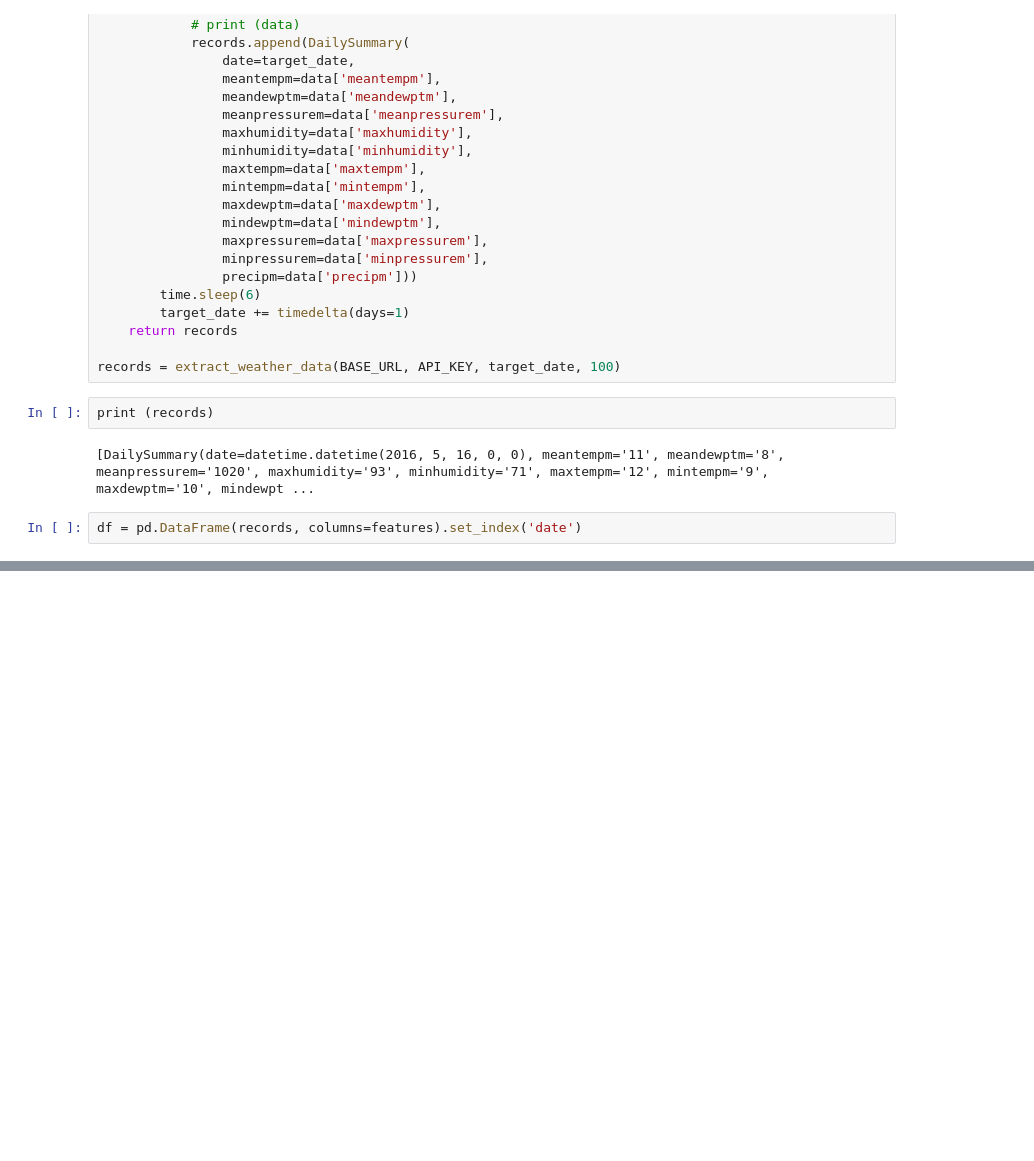
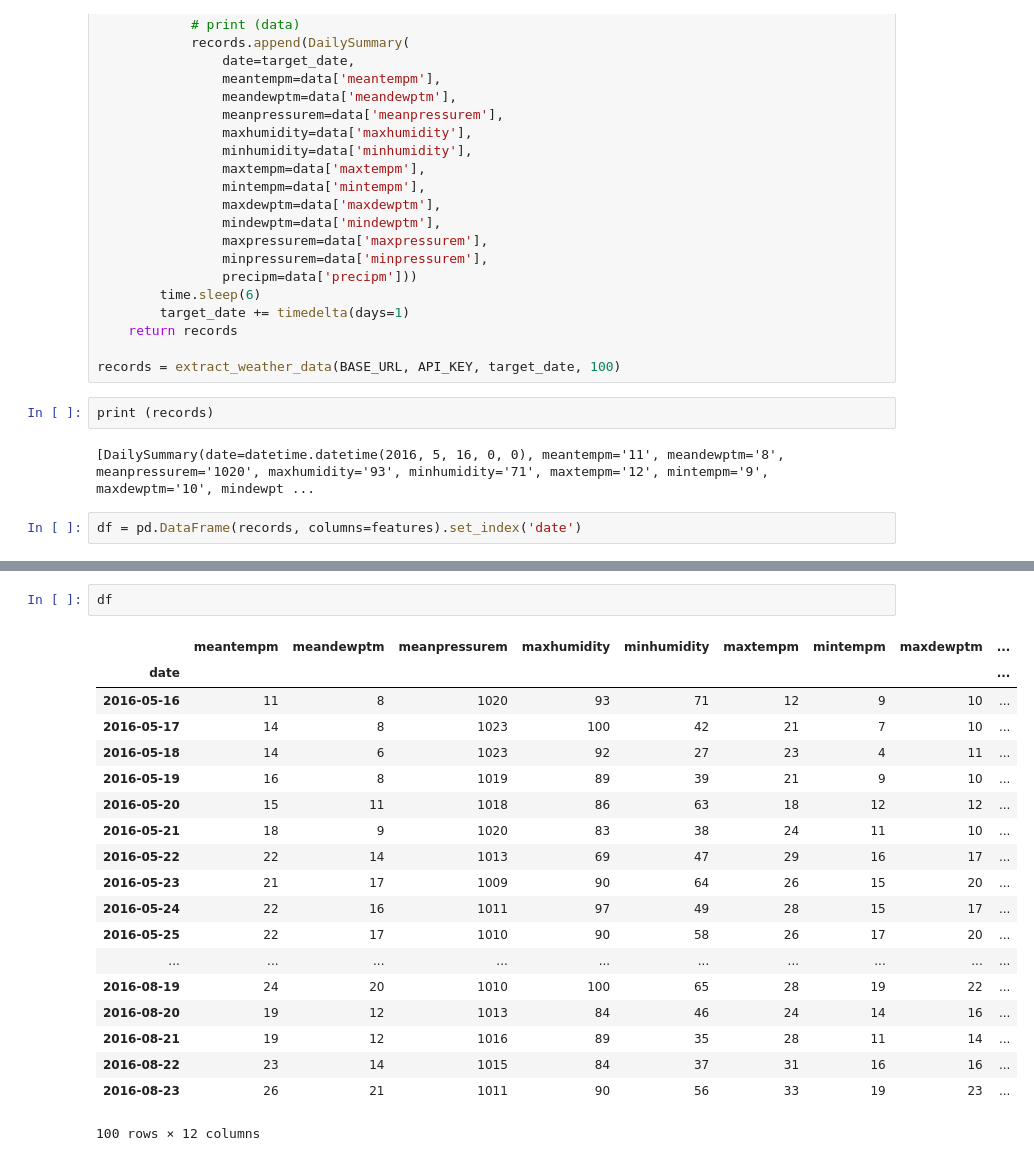
Before and after one commit to suyash0103/Weather-Predict, a Jupyter notebook: predict-jn.ipynb, the cells around one changed output, grey strips where cells are left out. Drawn from its saved outputs; the diff is of its cells as text; blank space fills up the shorter version.

```diff
--- a/predict-jn.ipynb
+++ b/predict-jn.ipynb
@@ -231,0 +248,22 @@ df = pd.DataFrame(records, columns=features).set_index('date')
+# %%
+df
+# %% [output]
+|  | meantempm | meandewptm | meanpressurem | maxhumidity | minhumidity | maxtempm | mintempm | maxdewptm | ... |
+| date |  |  |  |  |  |  |  |  | ... |
+| 2016-05-16 | 11 | 8 | 1020 | 93 | 71 | 12 | 9 | 10 | ... |
+| 2016-05-17 | 14 | 8 | 1023 | 100 | 42 | 21 | 7 | 10 | ... |
+| 2016-05-18 | 14 | 6 | 1023 | 92 | 27 | 23 | 4 | 11 | ... |
+| 2016-05-19 | 16 | 8 | 1019 | 89 | 39 | 21 | 9 | 10 | ... |
+| 2016-05-20 | 15 | 11 | 1018 | 86 | 63 | 18 | 12 | 12 | ... |
+| 2016-05-21 | 18 | 9 | 1020 | 83 | 38 | 24 | 11 | 10 | ... |
+| 2016-05-22 | 22 | 14 | 1013 | 69 | 47 | 29 | 16 | 17 | ... |
+| 2016-05-23 | 21 | 17 | 1009 | 90 | 64 | 26 | 15 | 20 | ... |
+| 2016-05-24 | 22 | 16 | 1011 | 97 | 49 | 28 | 15 | 17 | ... |
+| 2016-05-25 | 22 | 17 | 1010 | 90 | 58 | 26 | 17 | 20 | ... |
+| ... | ... | ... | ... | ... | ... | ... | ... | ... | ... |
+| 2016-08-19 | 24 | 20 | 1010 | 100 | 65 | 28 | 19 | 22 | ... |
+| 2016-08-20 | 19 | 12 | 1013 | 84 | 46 | 24 | 14 | 16 | ... |
+| 2016-08-21 | 19 | 12 | 1016 | 89 | 35 | 28 | 11 | 14 | ... |
+| 2016-08-22 | 23 | 14 | 1015 | 84 | 37 | 31 | 16 | 16 | ... |
+| 2016-08-23 | 26 | 21 | 1011 | 90 | 56 | 33 | 19 | 23 | ... |
+100 rows × 12 columns
```
Also changed, not shown: parts of 4 cells of this notebook.
